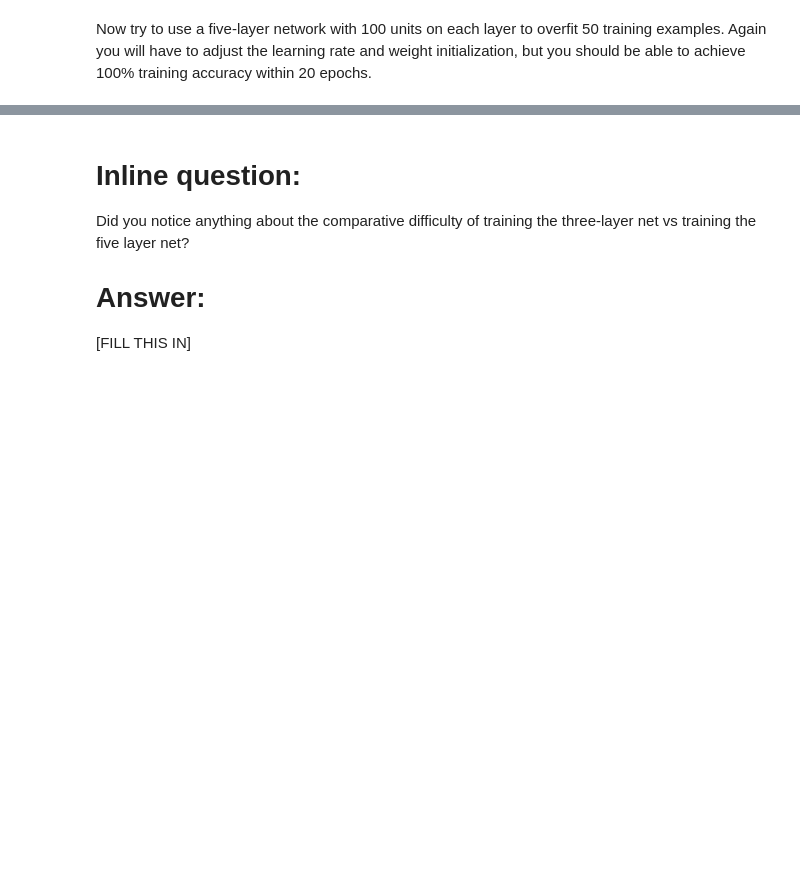
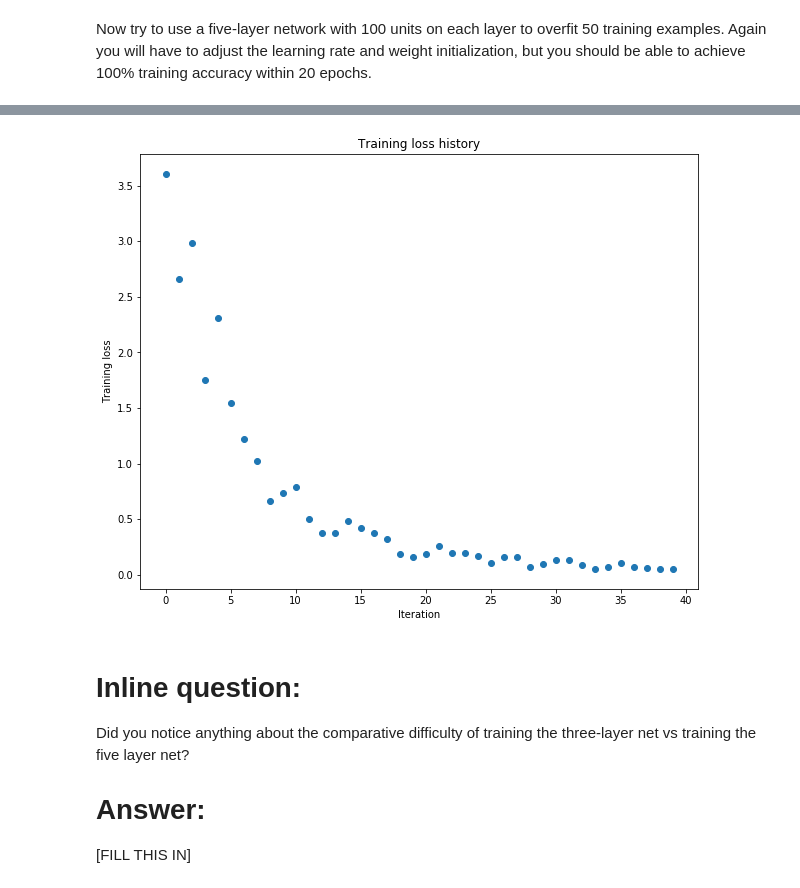
Before and after one commit to elirex/machine-learning, a Jupyter notebook: cs231n/assignment2/FullyConnectedNets.ipynb, the cells around one changed output, grey strips where cells are left out. Saved outputs shown, nothing was run; the diff lists cells and outputs as text; code cells hidden in the pictures; blank space fills up the shorter version.

```diff
--- a/cs231n/assignment2/FullyConnectedNets.ipynb
+++ b/cs231n/assignment2/FullyConnectedNets.ipynb
@@ -374,8 +479,8 @@ small_data = {
   'y_val': data['y_val'],
 }
 
-learning_rate = 1e-3
-weight_scale = 1e-5
+learning_rate = 5e-3
+weight_scale = 5e-2
 model = FullyConnectedNet([100, 100, 100, 100],
                 weight_scale=weight_scale, dtype=np.float64)
 solver = Solver(model, small_data,
@@ -392,3 +497,4 @@ plt.title('Training loss history')
 plt.xlabel('Iteration')
 plt.ylabel('Training loss')
 plt.show()
+# %% [output]
@@ -395,3 +518,4 @@ plt.show()
+[figure, added]
 # %% [markdown]
 # Inline question:
 Did you notice anything about the comparative difficulty of training the three-layer net vs training the five layer net?
```
Also changed, not shown: parts of 12 cells of this notebook, 1 other file.
